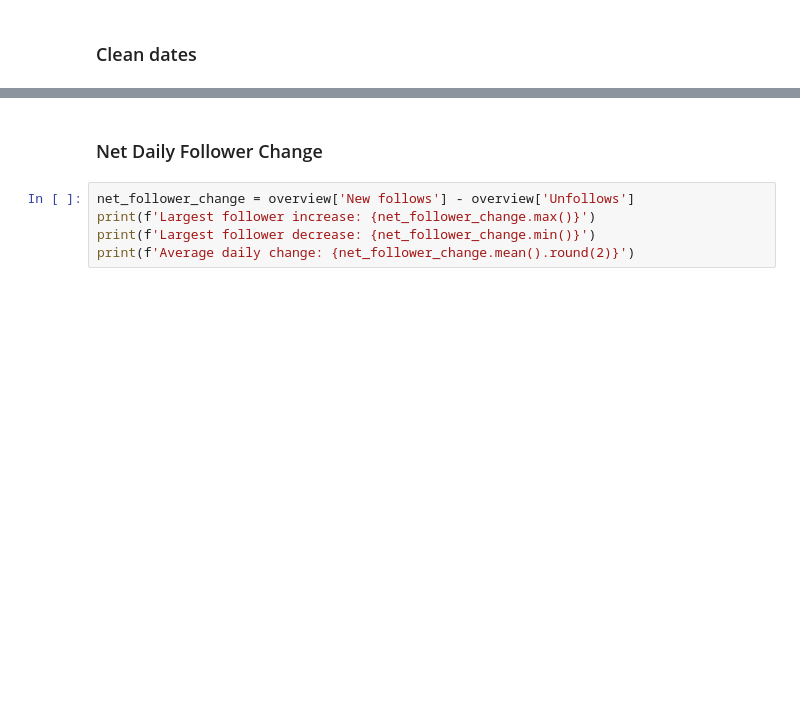
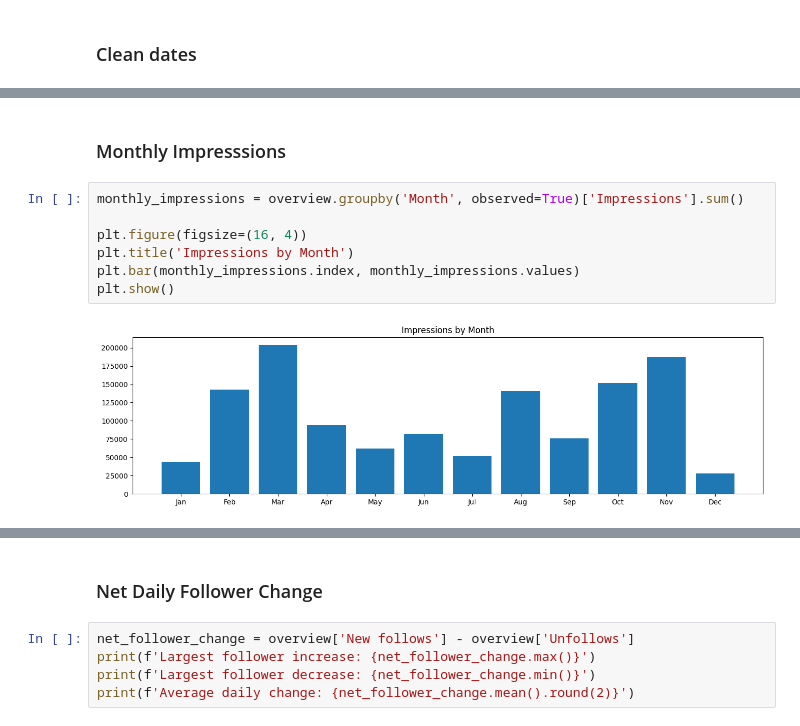
Before and after one commit to bodhichristian/python-basics, a Jupyter notebook: x_data/X Data.ipynb, the cells around one changed output, grey strips where cells are left out. Drawn from its saved outputs; the diff is of its cells as text; blank space fills up the shorter version.

```diff
--- a/x_data/X Data.ipynb
+++ b/x_data/X Data.ipynb
@@ -58,0 +80,11 @@ Average daily engagment: 3.82
+# %% [markdown]
+### Monthly Impresssions
+# %%
+monthly_impressions = overview.groupby('Month', observed=True)['Impressions'].sum()
+
+plt.figure(figsize=(16, 4))
+plt.title('Impressions by Month')
+plt.bar(monthly_impressions.index, monthly_impressions.values)
+plt.show()
+# %% [output]
+[figure, added]
```
Also changed, not shown: parts of 28 cells of this notebook.
